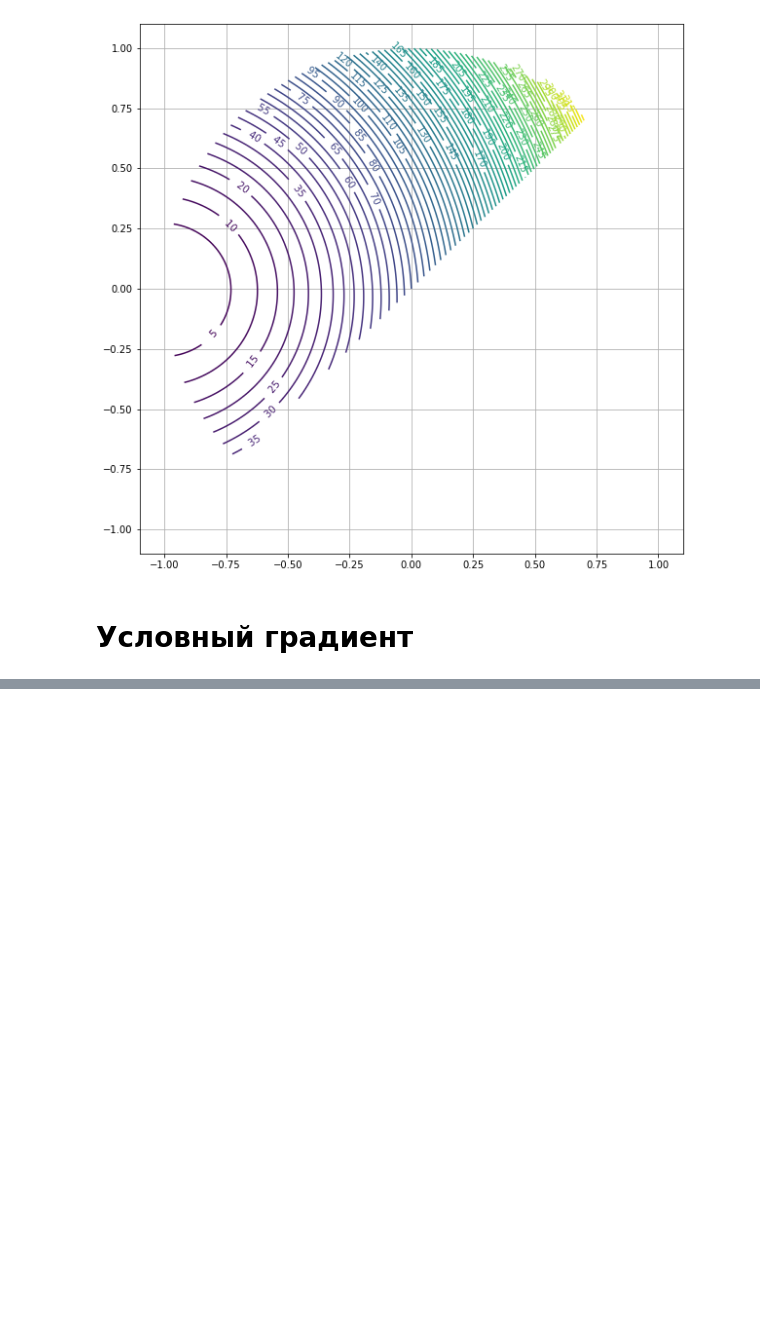
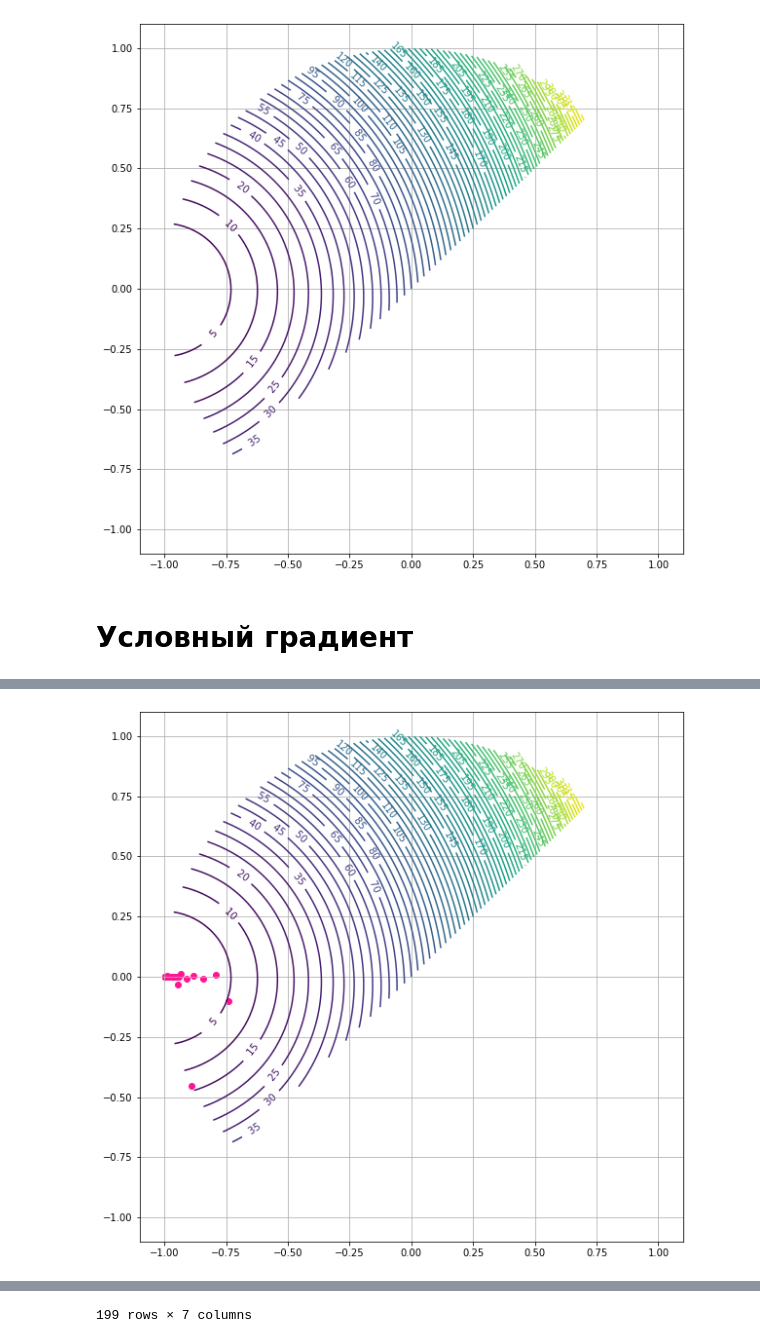
Before and after one commit to TurboGooseEdu/optimization-methods, a Jupyter notebook: Optimization3.ipynb, the cells around one changed output, grey strips where cells are left out. Drawn from its saved outputs; the diff is of its cells as text; code cells hidden in the pictures; blank space fills up the shorter version.

Commit message:
Fix conditional_gradient

```diff
--- a/Optimization3.ipynb
+++ b/Optimization3.ipynb
@@ -14,5 +17,5 @@ P = complex(P1, P2)
 Q = complex(Q1, Q2)
 
 R = 1
-PRECISION = 1.e-6 * 5
+PRECISION = 1.e-6
 # %%
@@ -56,37 +65,61 @@ def show_contour():
 show_contour()
 # %% [output]
 [figure]
+# %%
+def show_trace(x_history, y_history):
+    amount = np.int(1000)
+    x = np.linspace(-R - 0.1, R + 0.1, amount)
+    y = np.linspace(-R - 0.1, R + 0.1, amount)
+    x,y = np.meshgrid(x,y)
+    f = np.vectorize(lambda x, y:
+                     function(x, y) if y >= x and x**2 + y**2 <= R else np.nan)
+    z = f(x, y)
+    fig = plt.figure(figsize=(10,10))
+    ax = plt.subplot()
+    cs = ax.contour(x, y, z, levels = 70)
+    ax.clabel(cs, fmt = "%3.0f")
+    plt.scatter(x_history, y_history, c = 'deeppink')
+    plt.grid()
+    plt.show()
 # %% [markdown]
 # Условный градиент
 # %%
-def conditional_gradient(x=0, y=0, delta=0.1):
-    iterations = 0
-    start_time = time()
+def gradient(x, y, tetta=0.5):
     alpha = 1
-    print("alpha =", alpha)
     p_x = inf
     p_y = inf
+    data = {'Re': [], 'Im': [], '|f|^2': [], 'gr_x':[],
+            'gr_y':[], 'gr_mod':[], 'alpha' :[]}
     while fabs(p_x) > PRECISION and fabs(p_y) > PRECISION:
         gr_x = der_x(x, y)
         gr_y = der_y(x, y)
-        gr_mod = sqrt(gr_x ** 2 + gr_y ** 2)
-        p_x = -gr_x / gr_mod - x
-        p_y = -gr_y / gr_mod - y
+        gr_mod = np.sqrt(gr_x ** 2 + gr_y ** 2)
+        x_k = -R * (gr_x) / gr_mod
+        y_k = -R * (gr_y) / gr_mod
+        p_x = x_k - x
+        p_y = y_k - y
         new_x = x + alpha * p_x
         new_y = y + alpha * p_y
-        if new_y >= new_x and function(new_x, new_y) < function(x, y):
-            iterations += 1
+
+        if function(new_x, new_y) < function(x, y) and line(new_x, new_y) >= 0 and circle(new_x, new_y) <= 0:
             x = new_x
             y = new_y
-            print("{}) Re={:.5f}, Im={:.5f}, |f|^2={}"
-                .format(iterations, x, y, function(x, y)))
+            data['Re'].append(x)
+            data['Im'].append(y)
+            data['|f|^2'].append(function(x, y))
+            data['gr_x'].append(gr_x)
+            data['gr_y'].append(gr_y)
+            data['gr_mod'].append(gr_mod)
+            data['alpha'].append(alpha)
         else:
-            alpha *= delta
-            print("alpha =", alpha)
-    print("\nКоличество итераций:", iterations)
-    print("Затраченное время (миллисекунды):", round((time() - start_time) * 1000, 3))
-    return complex(x, y)
+            alpha *= tetta
 
-res = conditional_gradient()
-print("\nРезультат:\nRe = {:.5f}, Im = {:.5f}".format(res.real, res.imag))
+    data = pd.DataFrame(data)
+    data.index.rename('Step', inplace=True)
+    return complex(x, y), data
+
+res, data = gradient(0.5, 0.75)
+print("Результат: Re = {:.5f}, Im = {:.5f}".format(res.real, res.imag))
+show_trace(data['Re'], data['Im'])
+data
 # %% [output]
@@ -109,0 +127 @@ Re = -0.99372, Im = -0.00000
+[figure, added]
@@ -109,0 +141 @@ Re = -0.99372, Im = -0.00000
+199 rows × 7 columns
```
Also changed, not shown: parts of 7 cells of this notebook.
